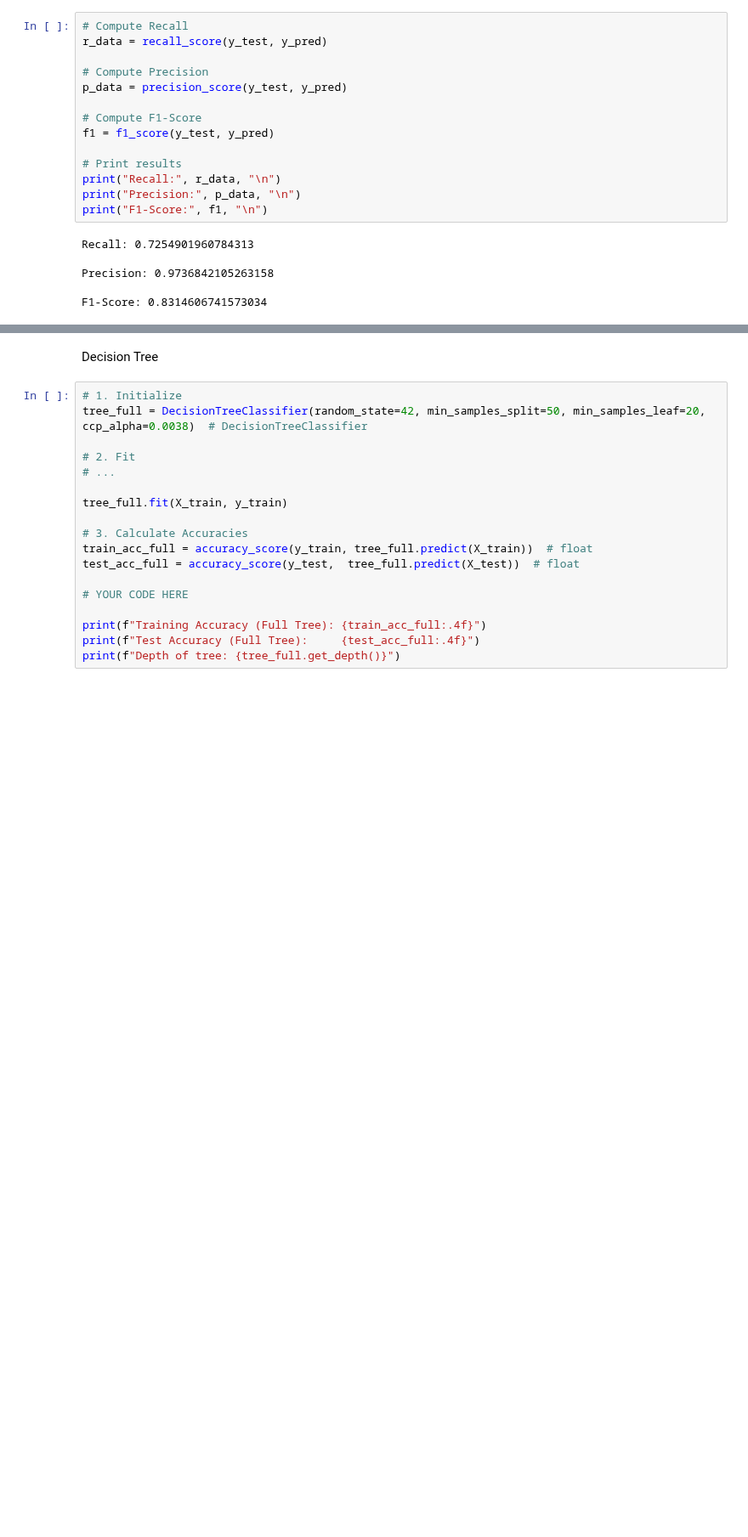
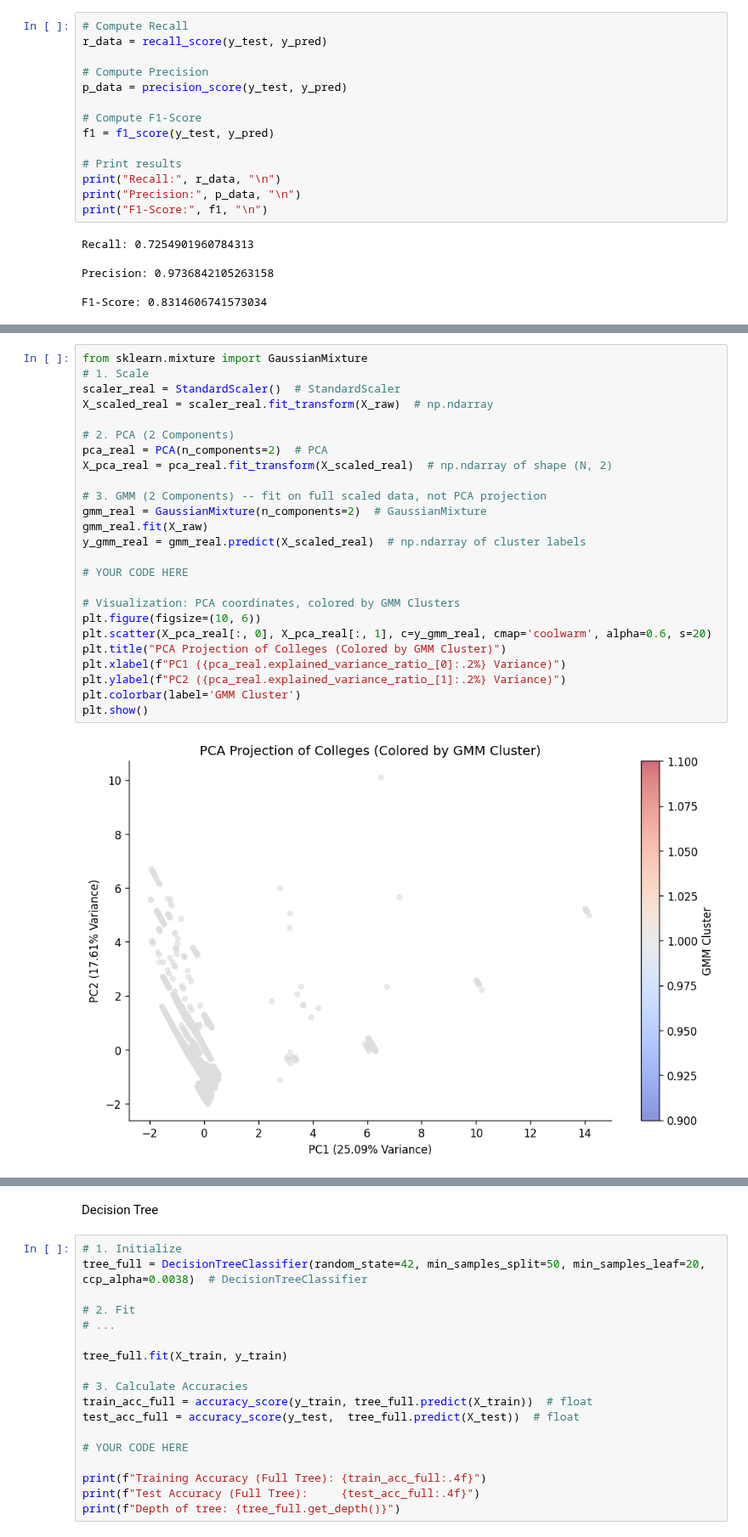
Before and after one commit to emmaabraham04/S26-CPSC4300-Final-Project, a Jupyter notebook: test.ipynb, the cells around one changed output, grey strips where cells are left out. Shown at 85% size. Cells and saved outputs as stored; diff of their text form; blank space fills up the shorter version.

```diff
--- a/test.ipynb
+++ b/test.ipynb
@@ -253,0 +276,27 @@ F1-Score: 0.8314606741573034
+# %%
+from sklearn.mixture import GaussianMixture
+# 1. Scale
+scaler_real = StandardScaler()  # StandardScaler
+X_scaled_real = scaler_real.fit_transform(X_raw)  # np.ndarray
+
+# 2. PCA (2 Components)
+pca_real = PCA(n_components=2)  # PCA
+X_pca_real = pca_real.fit_transform(X_scaled_real)  # np.ndarray of shape (N, 2)
+
+# 3. GMM (2 Components) -- fit on full scaled data, not PCA projection
+gmm_real = GaussianMixture(n_components=2)  # GaussianMixture
+gmm_real.fit(X_raw)
+y_gmm_real = gmm_real.predict(X_scaled_real)  # np.ndarray of cluster labels
+
+# YOUR CODE HERE
+
+# Visualization: PCA coordinates, colored by GMM Clusters
+plt.figure(figsize=(10, 6))
+plt.scatter(X_pca_real[:, 0], X_pca_real[:, 1], c=y_gmm_real, cmap='coolwarm', alpha=0.6, s=20)
+plt.title("PCA Projection of Colleges (Colored by GMM Cluster)")
+plt.xlabel(f"PC1 ({pca_real.explained_variance_ratio_[0]:.2%} Variance)")
+plt.ylabel(f"PC2 ({pca_real.explained_variance_ratio_[1]:.2%} Variance)")
+plt.colorbar(label='GMM Cluster')
+plt.show()
+# %% [output]
+[figure, added]
```
Also changed, not shown: parts of 26 cells of this notebook, 1 other file.
